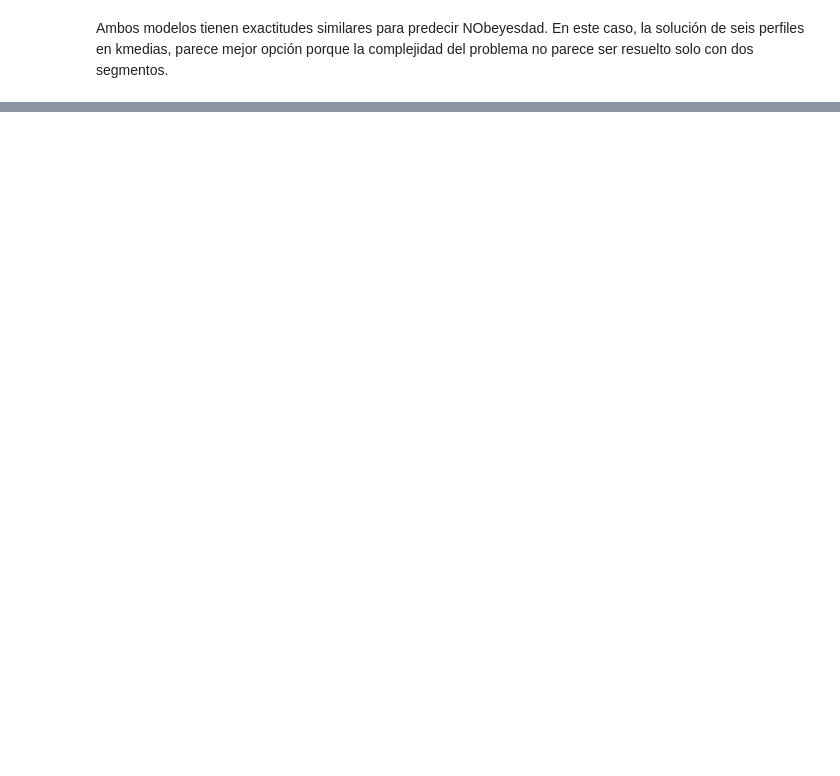
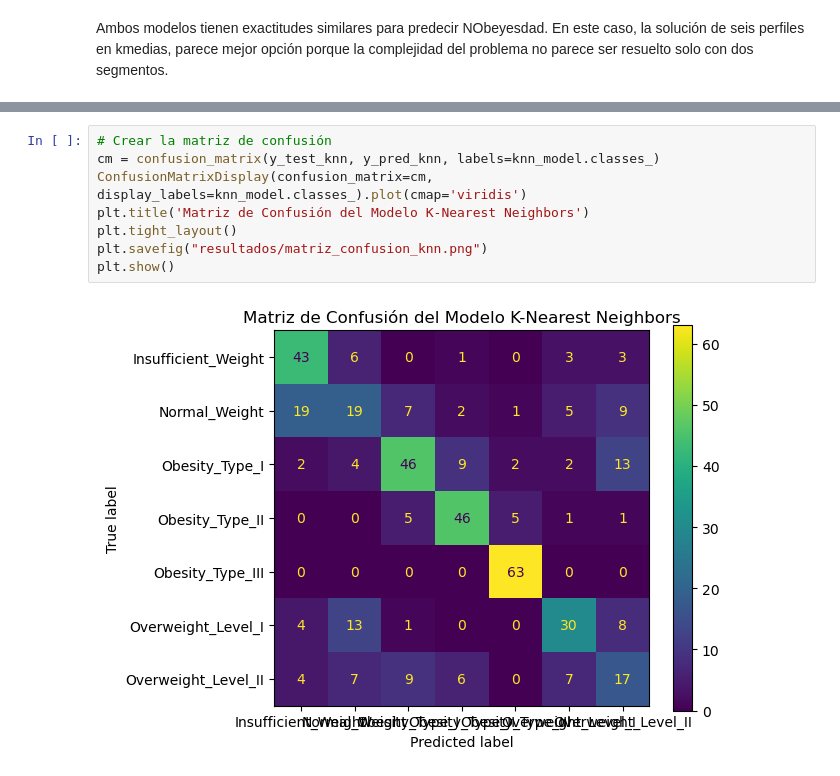
Before and after one commit to RamartiSing/Machine_Learning_3, a Jupyter notebook: Codigo/Proyecto 3 – Agrupación de datos sobre obesidad.ipynb, the cells around one changed output, grey strips where cells are left out. Drawn from its saved outputs; the diff is of its cells as text; blank space fills up the shorter version.

```diff
--- a/Codigo/Proyecto 3 – Agrupación de datos sobre obesidad.ipynb
+++ b/Codigo/Proyecto 3 – Agrupación de datos sobre obesidad.ipynb
@@ -512,0 +786,10 @@ La solución de 6 segmentos propuesta bajo K-medias se interpreta asi:
+# %%
+# Crear la matriz de confusión
+cm = confusion_matrix(y_test_knn, y_pred_knn, labels=knn_model.classes_)
+ConfusionMatrixDisplay(confusion_matrix=cm, display_labels=knn_model.classes_).plot(cmap='viridis')
+plt.title('Matriz de Confusión del Modelo K-Nearest Neighbors')
+plt.tight_layout()
+plt.savefig("resultados/matriz_confusion_knn.png")
+plt.show()
+# %% [output]
+[figure, added]
```
Also changed, not shown: parts of 12 cells of this notebook, 1 other file.
